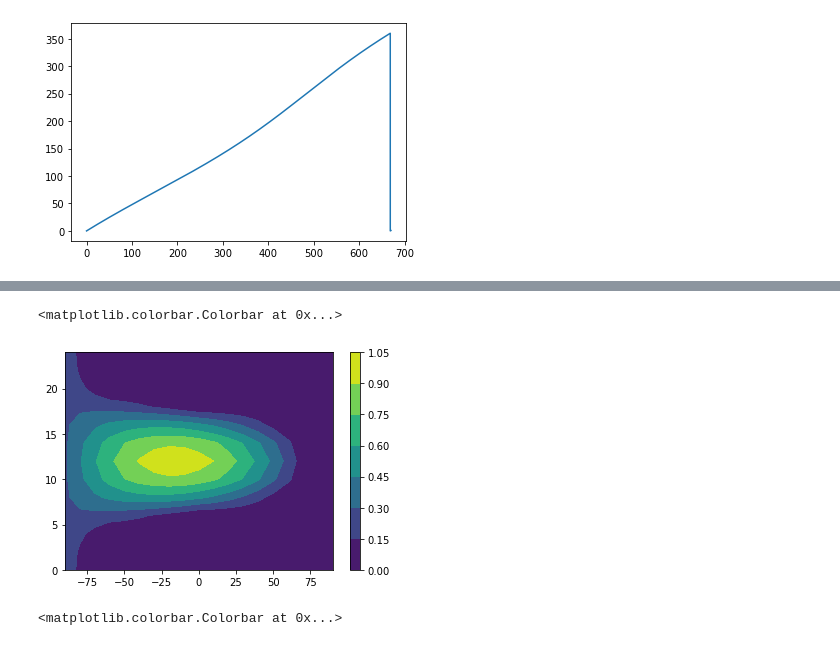
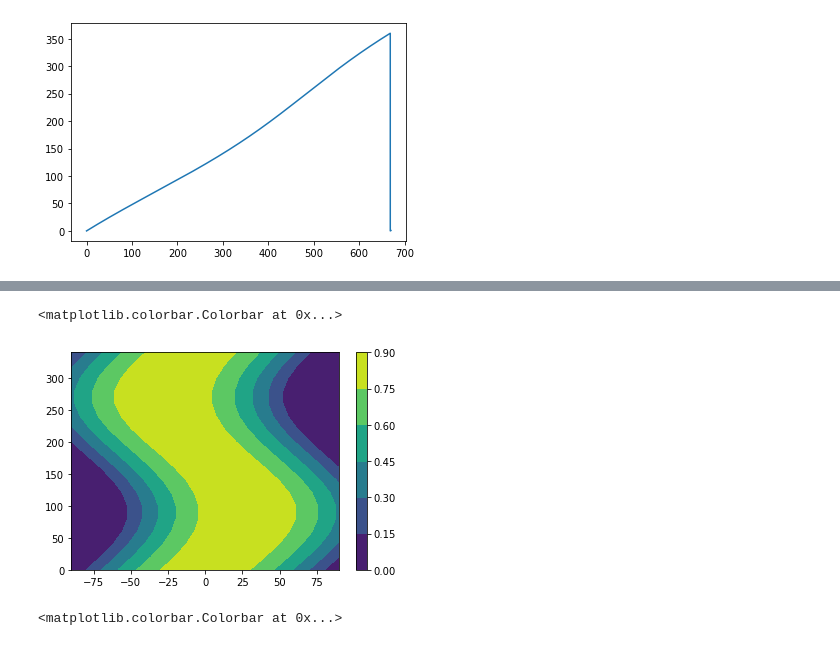
Before and after one commit to cubes-space/redSun, a Jupyter notebook: Ls-time-link-testing.ipynb, the cells around one changed output, grey strips where cells are left out. Saved outputs shown, nothing was run; the diff lists cells and outputs as text; code cells hidden in the pictures.

```diff
--- a/Ls-time-link-testing.ipynb
+++ b/Ls-time-link-testing.ipynb
@@ -95,12 +90,12 @@ for i in range(0,len(lats)):
 # %%
 # zs
 # %%
-x,y = np.meshgrid(lats,hrss)
-plt.contourf(x,y,zs[:,:,16].transpose())
+x,y = np.meshgrid(lats,lss)
+plt.contourf(x,y,zs[:,5,:].transpose())
 plt.colorbar()
 # %% [output]
 <matplotlib.colorbar.Colorbar at 0x...>
-[figure, old version]
+[figure, new version]
 # %%
 
 for i in range(0,len(lats)):
```
Also changed, not shown: parts of 3 cells of this notebook, 4 other files.
